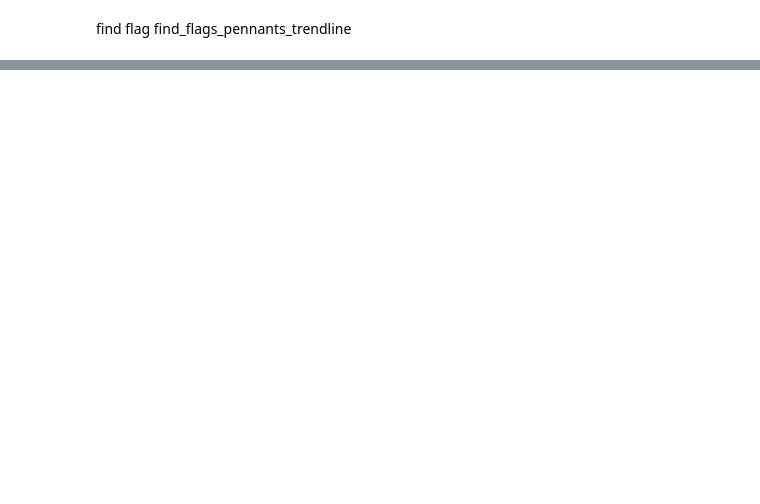
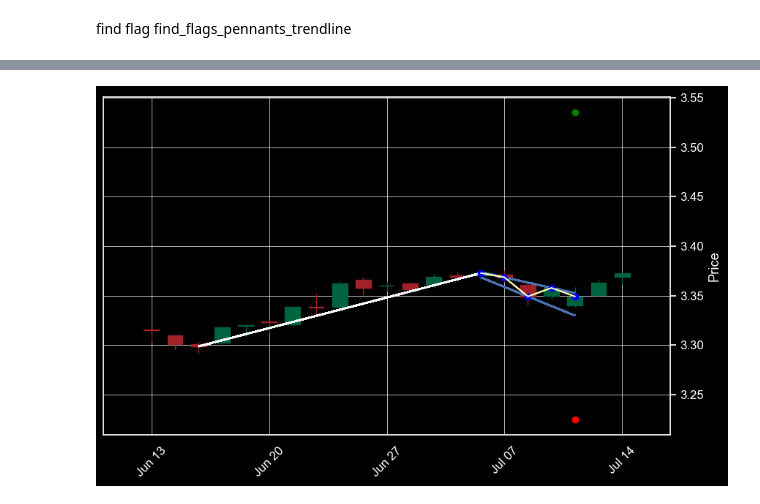
Before and after one commit to jibeieieiei/vectorbtpro-intern, a Jupyter notebook: TechnicalAnalysisAutomation/pattern.ipynb, the cells around one changed output, grey strips where cells are left out. Drawn from its saved outputs; the diff is of its cells as text; code cells hidden in the pictures; blank space fills up the shorter version.

```diff
--- a/TechnicalAnalysisAutomation/pattern.ipynb
+++ b/TechnicalAnalysisAutomation/pattern.ipynb
@@ -137,9 +82,10 @@ support_intercept=9.3590765381409, support_slope=-0.005731432020040644,
 resist_intercept=9.369864301566853, resist_slope=-0.004462154811281455)
 # %%
 i = len(data)
-x = data['close'].iloc[i-40:i].to_numpy()
+x = data['Close'].iloc[i-40:i].to_numpy()
 n_pips = 7
 pips_x, pips_y = find_pips(x, n_pips, 2)
+print(pips_y[0])
 pd.Series(x).plot()
 for i in range(n_pips):
     plt.plot(pips_x[i], pips_y[i], marker='o', color='red')
@@ -334,0 +316,11 @@ data.iloc[409:]
+# %%
+# initialize data
+data = vbt.TVData.fetch('NASDAQ:GOOG', timeframe = '1 day').get()
+df = pd.DataFrame({'open': data['Open'], 'high': data['High'],
+                   'low': data['Low'], 'close': data['Close'],
+                   'volume': data['Volume']})
+df.index = data.index
+df.index.name = 'date'
+tmp_df = np.log(df)
+tmp_df_slice = tmp_df['close'].to_numpy()
+bull_flags, bear_flags, bull_pennants, bear_pennants = find_flags_pennants_trendline(tmp_df_slice, 4)
@@ -334,0 +382,6 @@ data.iloc[409:]
+# %%
+# print(len(bear_pennants))
+plot_flag_and_pips(tmp_df, bull_flags[0], show_tp_sl=True, n_pips=5)
+# plot_flag_and_pips(tmp_df, bull_flags[2])
+# %% [output]
+[figure, added]
```
Also changed, not shown: parts of 26 cells of this notebook, 3 other files.
